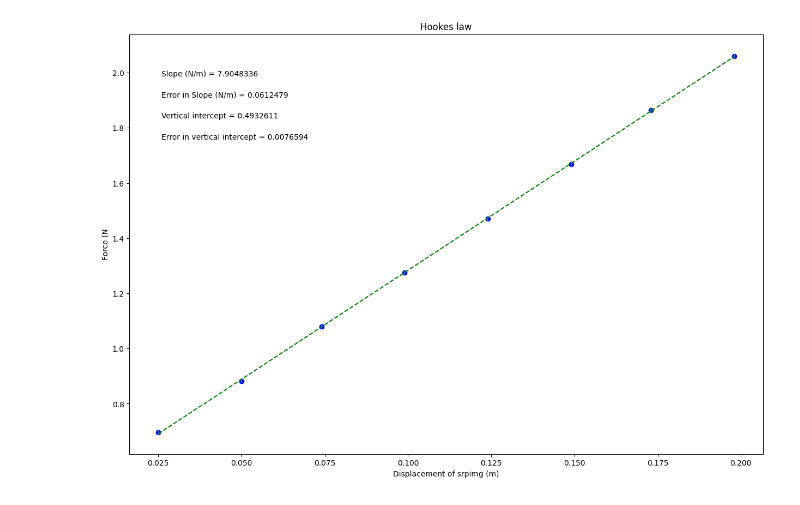
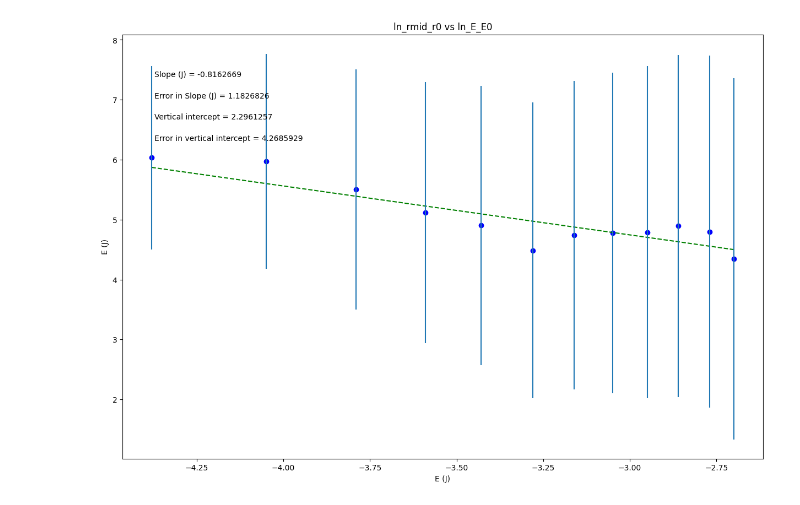
Before and after one commit to lukemoxon/physics-lab, a Jupyter notebook: phsxlab_plotting_template.ipynb, the cells around one changed output. Drawn from its saved outputs; the diff is of its cells as text; code cells hidden in the pictures.

```diff
--- a/phsxlab_plotting_template.ipynb
+++ b/phsxlab_plotting_template.ipynb
@@ -19,28 +19,28 @@ import matplotlib.pyplot as plt
 #variable names should start with a letter and must contain only letters, numbers, and underscores
 
 
-Brass_deltax = np.array([0.025, 0.050, 0.074, 0.099, 0.124, 0.149, 0.173, 0.198])
+ln_rmid_r0 = np.array([-4.38, -4.05, -3.79, -3.59, -3.43, -3.28, -3.16, -3.05, -2.95, -2.86, -2.77, -2.70])
 
-Brass_F = np.array([0.6967, 0.8829, 1.0791, 1.2753, 1.4715, 1.6677, 1.8639, 2.0601])
+ln_E_E0 = np.array([6.032286542, 5.974657429, 5.50261783, 5.11599581, 4.902802589, 4.48488402, 4.742029369, 4.776318442, 4.787491743, 4.892852258, 4.798541579, 4.348125083])
 
-err_Brass_F = np.array([0.00981, 0.00981, 0.00981, 0.00981, 0.00981, 0.00981, 0.00981, 0.00981])
+dln_E_E0 = np.array([1.527587697, 1.792503952, 2.004012253, 2.179990478, 2.330319548, 2.466961685, 2.575487851, 2.677905574, 2.771230078, 2.854746734, 2.934627951, 3.015172615])
 
 
 
 #Re-assign variables as x, y, dy so that the remaining plotting code may remain generic
 #UPDATE VARIABLE NAMES (ON RHS OF EACH EQUAL SIGN) TO MATCH VARIABLE NAMES FOR DATA ABOVE
 
-x = Brass_deltax             #this should be the array you want to plot on the x axis
-y = Brass_F             #this should be the array you want to plot on the y axis
-dy = err_Brass_F        #this should be your error in y array
+x = ln_rmid_r0             #this should be the array you want to plot on the x axis
+y = ln_E_E0             #this should be the array you want to plot on the y axis
+dy = dln_E_E0         #this should be your error in y array
 
 
 #UPDATE EACH OF THESE 4 STRINGS FOR YOUR PLOT LABELS AS YOU WANT THEM TO APPEAR
 
-plot_title= 'Hookes law'
-x_label= 'Displacement of srpimg (m)'
-y_label= 'Force (N'
-slope_units= 'N/m'
+plot_title= 'ln_rmid_r0 vs ln_E_E0'
+x_label= 'E (J)'
+y_label= 'E (J)'
+slope_units= 'J'
 
 #UPDATE ANNOTATION PLACEMENT SO IT'S OUT OF WAY OF PLOTTED DATA AND BEST FIT LINE
 #integer from 1 to 4, top R corner is 1 (counter-clockwise from there)
@@ -48,7 +48,7 @@ slope_units= 'N/m'
 annotation_placement=2
 
 
-#-----------------------------------------------------------------------#
+#-----------------------------------------------------------------------
 #-----DON'T NEED TO CHANGE ANYTHING BEYOND THIS POINT!!!-----
 
 
@@ -88,35 +88,35 @@ if annotation_placement==1 or annotation_placement==2:
 elif annotation_placement==3 or annotation_placement==4:
     ypos=[.2,.15,.1,.05]
 
-#-----------------------------------------------------------------------#
+#-----------------------------------------------------------------------
 #Don't need to change anything in this section!
 
 #Plot data on graph. Plot error bars and place values for slope,
 #error in slope, and vertical intercept (plus error) on the plot using "annotate"
 
 plt.figure(figsize=(15,10))
 
 plt.plot(x, fit, color='green', linestyle='--')
 plt.scatter(x, y, color='blue', marker='o')
 
 plt.xlabel(x_label)
 plt.ylabel(y_label)
 plt.title(plot_title)
 
 plt.errorbar(x, y, yerr=dy, xerr=None, fmt="none") #don't need to plot x error bars
 
 plt.annotate('Slope ({}) = {value:.{digits}f}'.format(slope_units,value=m, digits=7),
              (xpos, ypos[0]), xycoords='axes fraction')
 
 plt.annotate('Error in Slope ({}) = {value:.{digits}f}'.format(slope_units,value=dm, digits=7),
              (xpos, ypos[1]), xycoords='axes fraction')
 
 plt.annotate('Vertical intercept = {value:.{digits}f}'.format(value=b, digits=7),
              (xpos, ypos[2]), xycoords='axes fraction')
 
 plt.annotate('Error in vertical intercept = {value:.{digits}f}'.format(value=db, digits=7),
              (xpos, ypos[3]), xycoords='axes fraction')
 
 plt.show()
 # %% [output]
-[figure, old version]
+[figure, new version]
```
Also changed, not shown: parts of 1 cell of this notebook.
